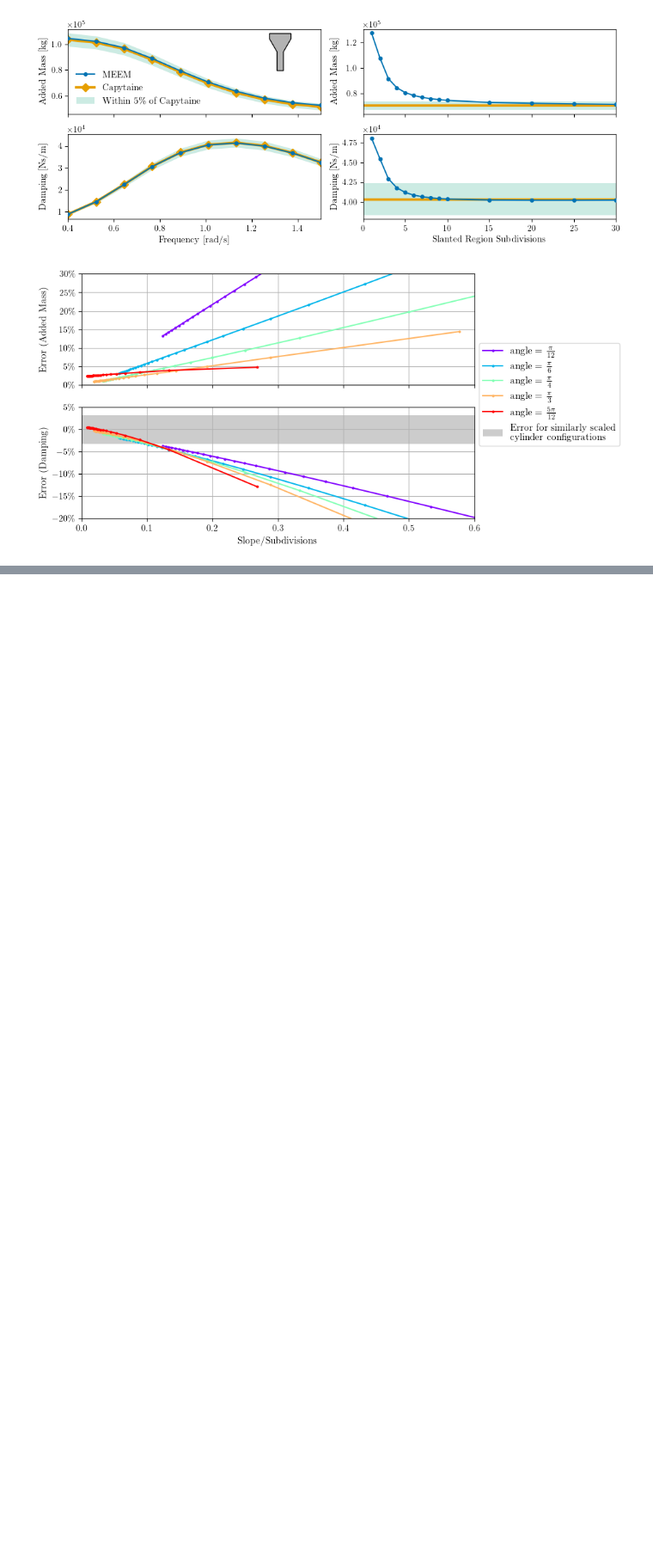
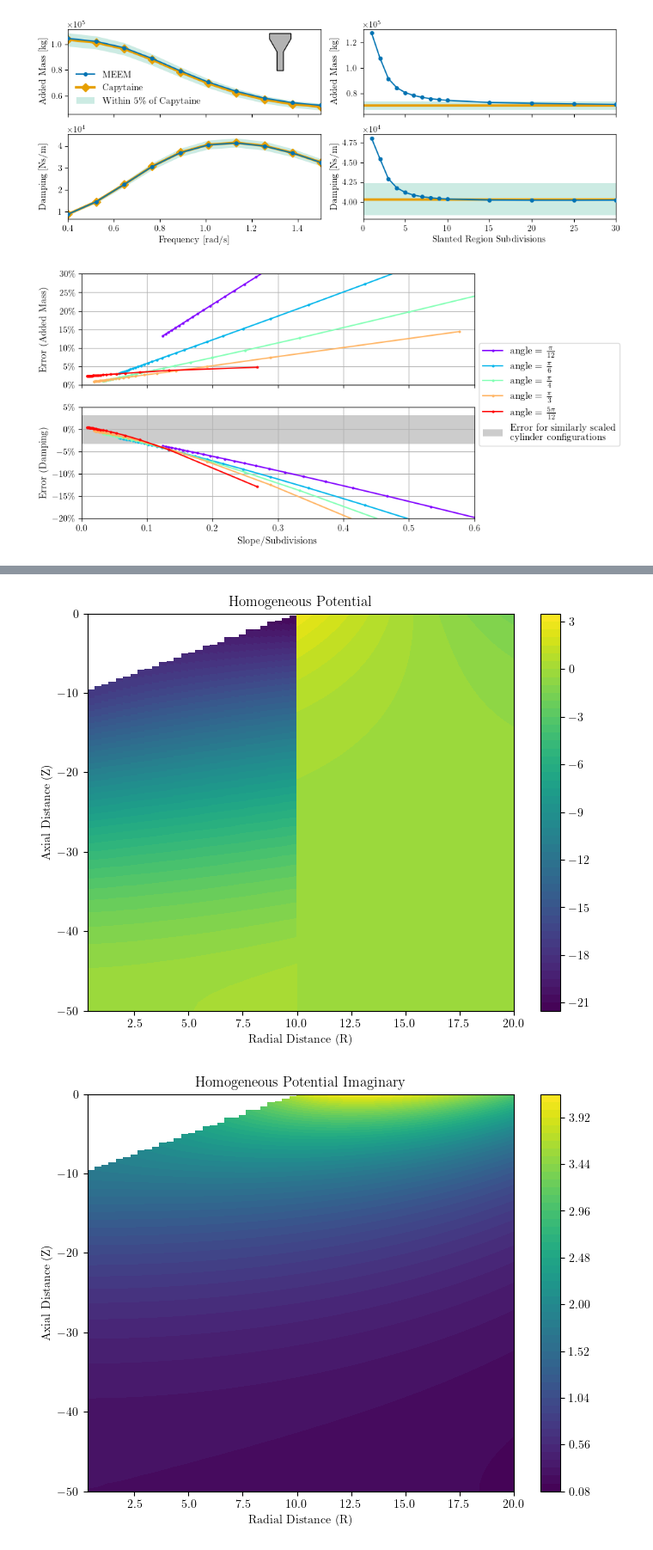
Before and after one commit to symbiotic-engineering/OpenFLASH, a Jupyter notebook: analysis/slant_data_plots.ipynb, the cells around one changed output, grey strips where cells are left out. Shown at 86% size. Drawn from its saved outputs; the diff is of its cells as text; code cells hidden in the pictures; blank space fills up the shorter version.

```diff
--- a/analysis/slant_data_plots.ipynb
+++ b/analysis/slant_data_plots.ipynb
@@ -439,2 +511,5 @@ def apply_slanted_outline(css, R, Z, phi, a_list, d_in, d_out):
 # %%
-# prob.plot_potentials(potential_data["cs"])
+prob.plot_potentials(potential_data["cs-prime"])
+# %% [output]
+[figure, added]
+[figure, added]
```
Also changed, not shown: parts of 11 cells of this notebook, 5 other files.
